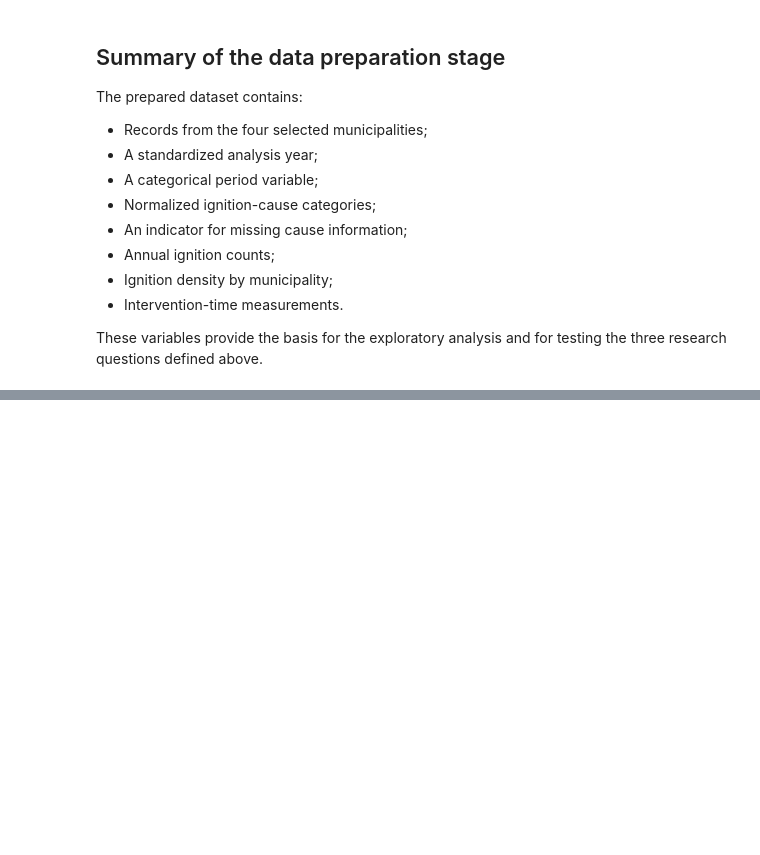
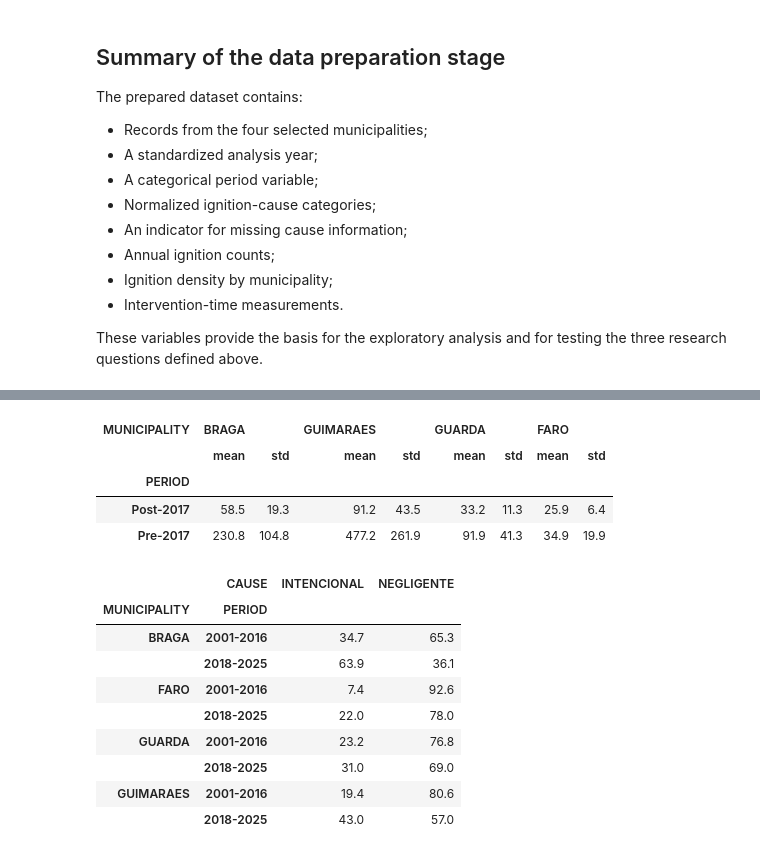
Before and after one commit to Rodrigosoares124/TEAM07-FCED, a Jupyter notebook: 00_scope_definition.ipynb, the cells around one changed output, grey strips where cells are left out. Drawn from its saved outputs; the diff is of its cells as text; code cells hidden in the pictures; blank space fills up the shorter version.

```diff
--- a/00_scope_definition.ipynb
+++ b/00_scope_definition.ipynb
@@ -498,0 +515,41 @@ These variables provide the basis for the exploratory analysis and for testing t
+# %%
+period_counts = (
+    annual_counts.rename_axis("Year")
+    .reset_index()
+    .assign(PERIOD=lambda table: table["Year"].map(
+        lambda year: "Pre-2017" if year < 2017 else "2017" if year == 2017 else "Post-2017"
+    ))
+    .query('PERIOD != "2017"')
+    .groupby("PERIOD")[MUNICIPALITIES]
+    .agg(["mean", "std"])
+    .round(1)
+)
+
+display(period_counts)
+
+human_caused = scoped_data[
+    scoped_data["CAUSE"].str.lower().isin(["negligente", "intencional"])
+    & (scoped_data["PERIOD"] != "2017")
+].copy()
+cause_share = pd.crosstab(
+    [human_caused["MUNICIPALITY"], human_caused["PERIOD"]],
+    human_caused["CAUSE"],
+    normalize="index",
+).mul(100).round(1)
+display(cause_share)
+# %% [output]
+| MUNICIPALITY | BRAGA |  | GUIMARAES |  | GUARDA |  | FARO |  |
+|  | mean | std | mean | std | mean | std | mean | std |
+| PERIOD |  |  |  |  |  |  |  |  |
+| Post-2017 | 58.5 | 19.3 | 91.2 | 43.5 | 33.2 | 11.3 | 25.9 | 6.4 |
+| Pre-2017 | 230.8 | 104.8 | 477.2 | 261.9 | 91.9 | 41.3 | 34.9 | 19.9 |
+|  | CAUSE | INTENCIONAL | NEGLIGENTE |
+| MUNICIPALITY | PERIOD |  |  |
+| BRAGA | 2001-2016 | 34.7 | 65.3 |
+|  | 2018-2025 | 63.9 | 36.1 |
+| FARO | 2001-2016 | 7.4 | 92.6 |
+|  | 2018-2025 | 22.0 | 78.0 |
+| GUARDA | 2001-2016 | 23.2 | 76.8 |
+|  | 2018-2025 | 31.0 | 69.0 |
+| GUIMARAES | 2001-2016 | 19.4 | 80.6 |
+|  | 2018-2025 | 43.0 | 57.0 |
```
Also changed, not shown: parts of 5 cells of this notebook.
